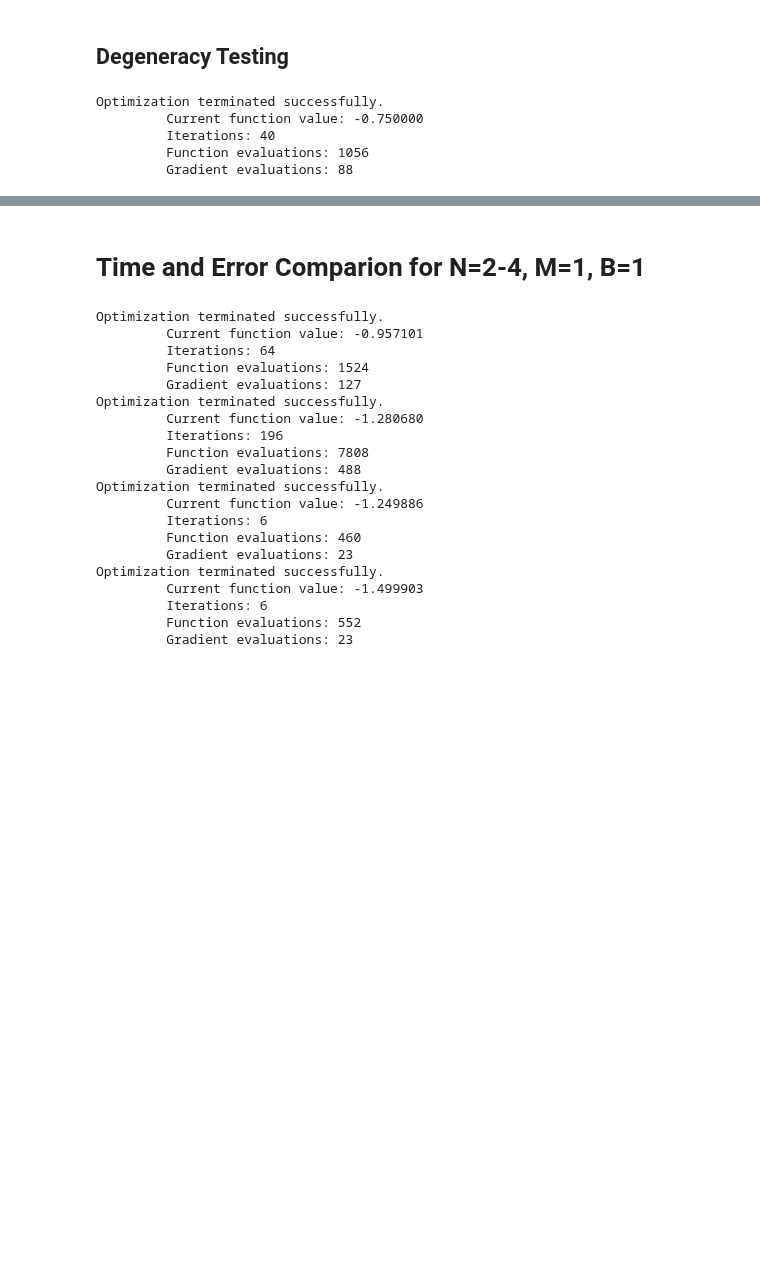
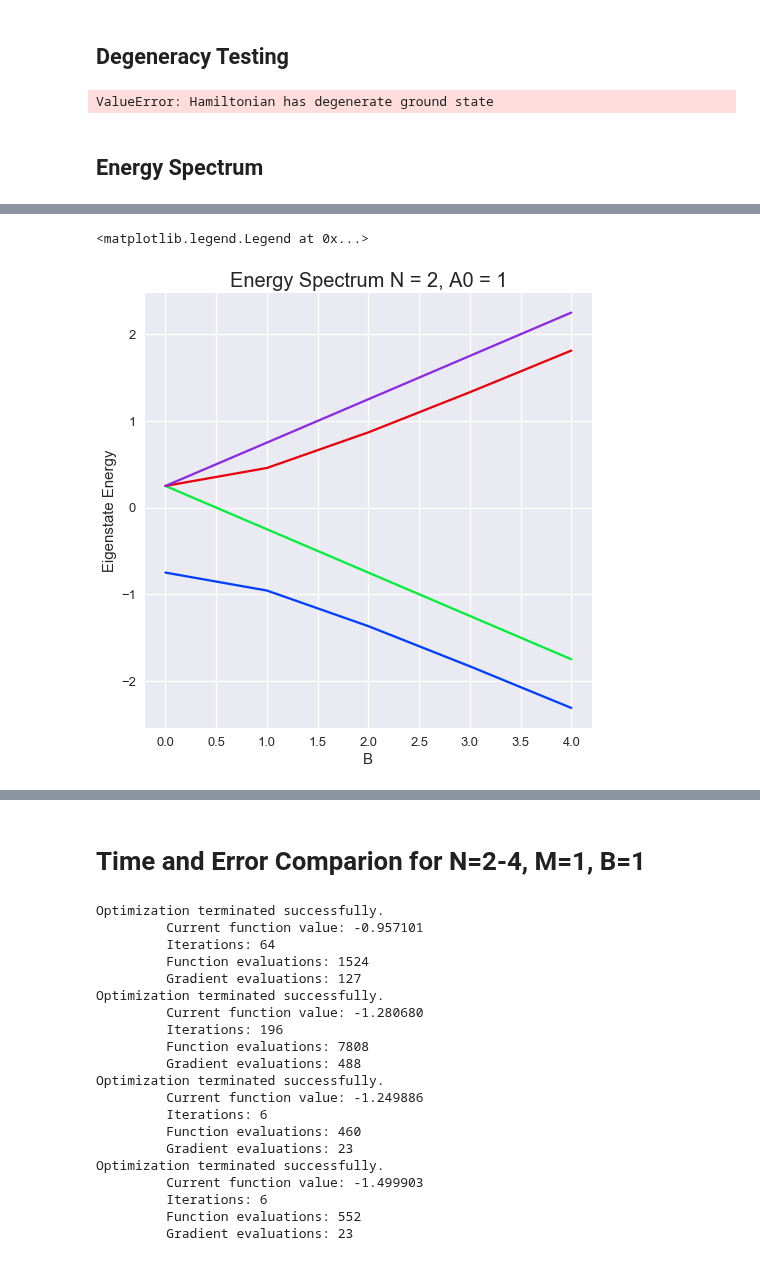
Before and after one commit to aorfi/Phys459, a Jupyter notebook: RBMGroundStateComputationTime.ipynb, the cells around one changed output, grey strips where cells are left out. Cells and saved outputs as stored; diff of their text form; code cells hidden in the pictures; blank space fills up the shorter version.

Commit message:
Plotted Energy Spectrum

```diff
--- a/RBMGroundStateComputationTime.ipynb
+++ b/RBMGroundStateComputationTime.ipynb
@@ -197,15 +197,39 @@ def err(found_gs,gs,found_gsEnergy,gsEnergy):
 # %% [markdown]
 ## Degeneracy Testing
 # %%
-N=2
+N=3
 M=1
 B = 0
 A0 = 1
 gradDescent = GradDescent(N, B, A0)
 gd = gradDescent(N, M)
 # %% [output]
-Optimization terminated successfully.
-         Current function value: -0.750000
-         Iterations: 40
-         Function evaluations: 1056
-         Gradient evaluations: 88
+ValueError: Hamiltonian has degenerate ground state
+# %% [markdown]
+## Energy Spectrum
+# %%
+N=2
+A0 = 1
+fullEng = []
+engOrdered = []
+BValues = np.arange(5)
+
+for i in range(5):
+    H = hamiltonian(N, BValues[i], A0)
+    estates = H.eigenstates()
+    estatesEng = estates[0]
+    fullEng.append(estatesEng)
+
+#Makes list of ground state, second lowest state eg
+for i in range(len(fullEng[0])):
+    engTemp = list(zip(*fullEng))[i]
+    engOrdered.append(engTemp)
+
+plt.figure(figsize=(8,8))
+plt.title("Energy Spectrum N = 2, A0 = 1", size = 20)
+plt.plot(BValues, fullEng)
+plt.ylabel("Eigenstate Energy",size = 15)
+plt.xlabel("B", size = 15)
+
+plt.legend()
+# %% [output]
@@ -211,0 +237,2 @@ Optimization terminated successfully.
+<matplotlib.legend.Legend at 0x...>
+[figure, added]
```
Also changed, not shown: parts of 4 cells of this notebook, 4 other files.
